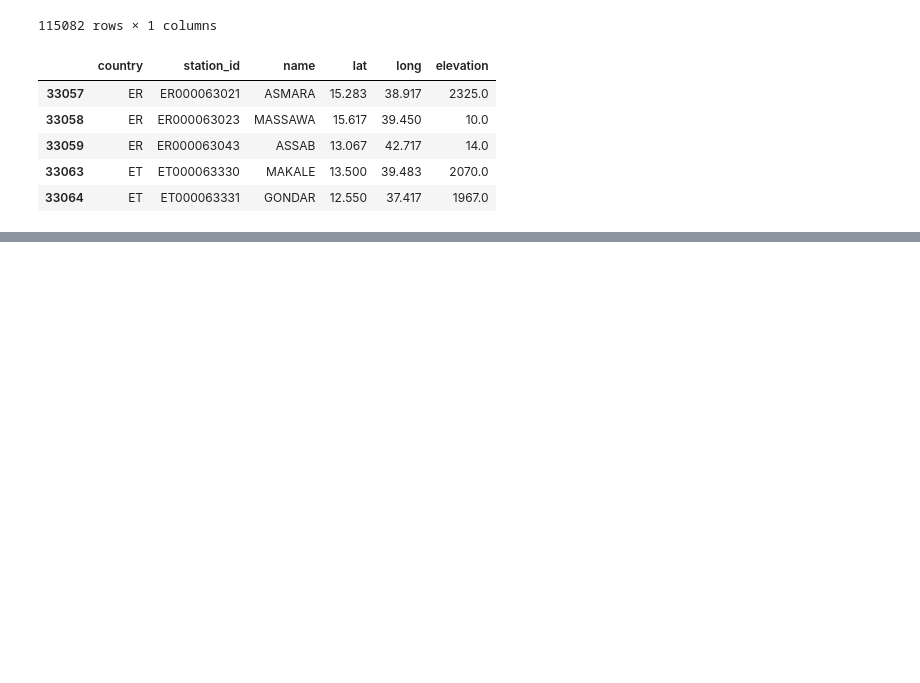
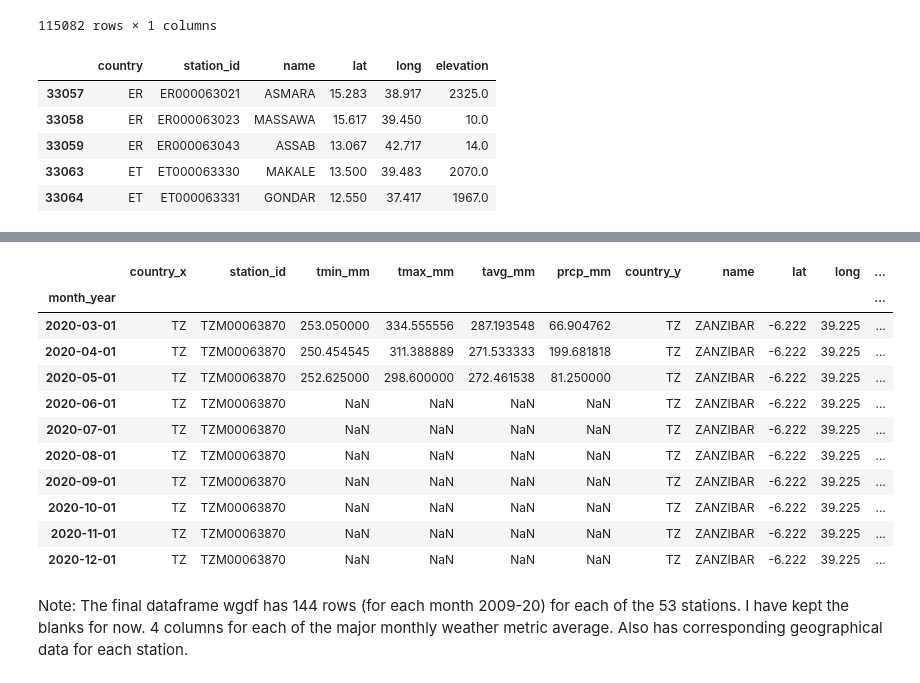
Before and after one commit to mrmauer/predicting_hunger, a Jupyter notebook: weather/Weather Data.ipynb, the cells around one changed output, grey strips where cells are left out. Drawn from its saved outputs; the diff is of its cells as text; code cells hidden in the pictures; blank space fills up the shorter version.

Commit message:
weather geojson

```diff
--- a/weather/Weather Data.ipynb
+++ b/weather/Weather Data.ipynb
@@ -200,0 +282,16 @@ i think the final df should have stationid, year, month and then monthly means f
+# %%
+wgdf = geopandas.GeoDataFrame(wdf2008merged, geometry=geopandas.points_from_xy(wdf2008merged.long, wdf2008merged.lat))
+wgdf.tail(10)
+# %% [output]
+|  | country_x | station_id | tmin_mm | tmax_mm | tavg_mm | prcp_mm | country_y | name | lat | long | ... |
+| month_year |  |  |  |  |  |  |  |  |  |  | ... |
+| 2020-03-01 | TZ | TZM00063870 | 253.050000 | 334.555556 | 287.193548 | 66.904762 | TZ | ZANZIBAR | -6.222 | 39.225 | ... |
+| 2020-04-01 | TZ | TZM00063870 | 250.454545 | 311.388889 | 271.533333 | 199.681818 | TZ | ZANZIBAR | -6.222 | 39.225 | ... |
+| 2020-05-01 | TZ | TZM00063870 | 252.625000 | 298.600000 | 272.461538 | 81.250000 | TZ | ZANZIBAR | -6.222 | 39.225 | ... |
+| 2020-06-01 | TZ | TZM00063870 | NaN | NaN | NaN | NaN | TZ | ZANZIBAR | -6.222 | 39.225 | ... |
+| 2020-07-01 | TZ | TZM00063870 | NaN | NaN | NaN | NaN | TZ | ZANZIBAR | -6.222 | 39.225 | ... |
+| 2020-08-01 | TZ | TZM00063870 | NaN | NaN | NaN | NaN | TZ | ZANZIBAR | -6.222 | 39.225 | ... |
+| 2020-09-01 | TZ | TZM00063870 | NaN | NaN | NaN | NaN | TZ | ZANZIBAR | -6.222 | 39.225 | ... |
+| 2020-10-01 | TZ | TZM00063870 | NaN | NaN | NaN | NaN | TZ | ZANZIBAR | -6.222 | 39.225 | ... |
+| 2020-11-01 | TZ | TZM00063870 | NaN | NaN | NaN | NaN | TZ | ZANZIBAR | -6.222 | 39.225 | ... |
+| 2020-12-01 | TZ | TZM00063870 | NaN | NaN | NaN | NaN | TZ | ZANZIBAR | -6.222 | 39.225 | ... |
@@ -200,0 +300,3 @@ i think the final df should have stationid, year, month and then monthly means f
+# %% [markdown]
+Note:
+The final dataframe wgdf has 144 rows (for each month 2009-20) for each of the 53 stations. I have kept the blanks for now. 4 columns for each of the major monthly weather metric average. Also has corresponding geographical data for each station.
```
Also changed, not shown: parts of 12 cells of this notebook, 1 other file.
